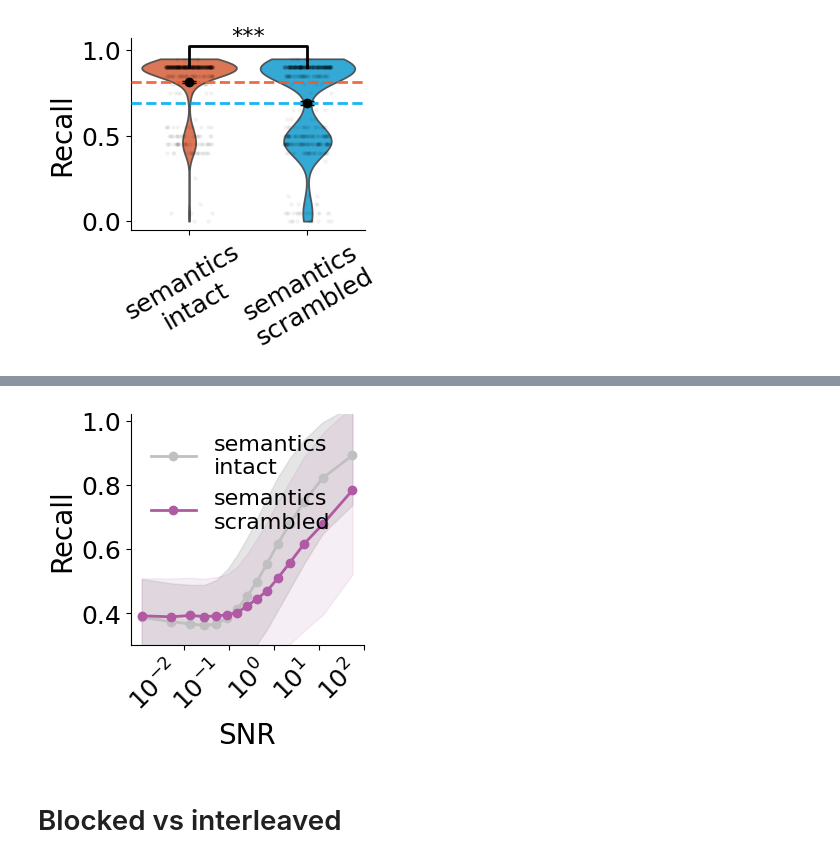
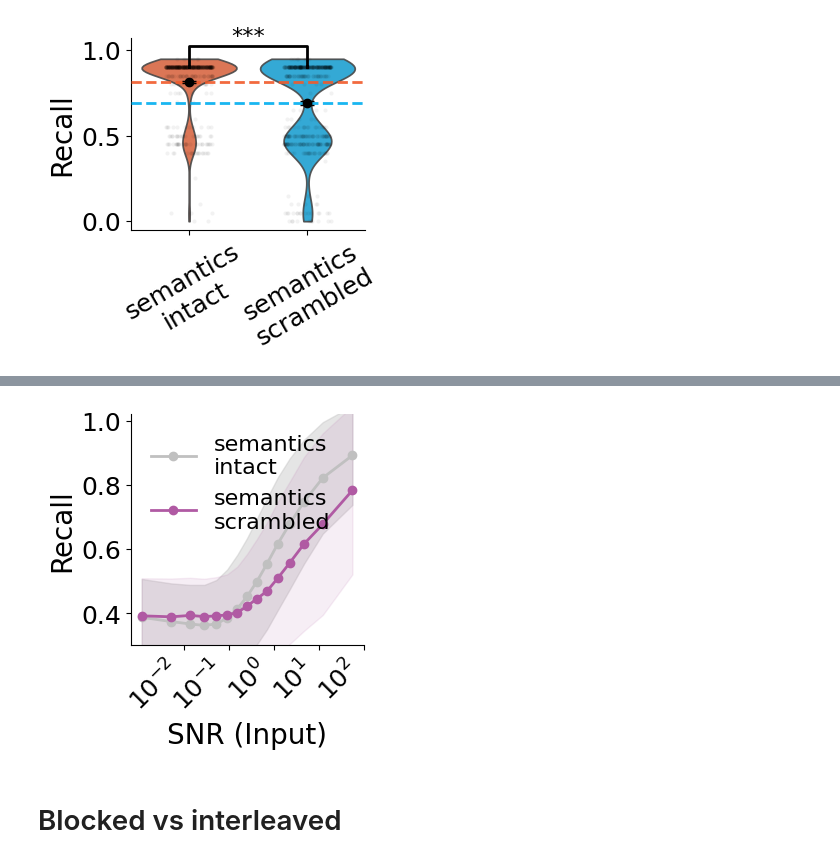
Before and after one commit to albesagonzalez/sensory-semantic-episodes, a Jupyter notebook: Figure_7_recall_blocked.ipynb, the cells around one changed output, grey strips where cells are left out. Drawn from its saved outputs; the diff is of its cells as text; code cells hidden in the pictures.

```diff
--- a/Figure_7_recall_blocked.ipynb
+++ b/Figure_7_recall_blocked.ipynb
@@ -267,35 +267,35 @@ fig, ax = plt.subplots(figsize=(3, 3))
 network = torch.load("Data/checkpoints/network_3_B.pt", weights_only=False)
 noise_to_snr = {
     int(level): float(get_signal_to_noise_ratio(level, network, region="mtl_sensory"))
     for level in shared_noise_levels
 }
 
 for condition, color, label in [
     ("intact", gray, "semantics\nintact"),
     ("scrambled", purple, "semantics\nscrambled"),
 ]:
     condition_df = recall_noise_summary[recall_noise_summary["condition"] == condition].copy()
     x_num_swaps = condition_df["stored_num_swaps"].to_numpy()
     x = np.array([noise_to_snr[int(level)] for level in x_num_swaps], dtype=float)
     mean_curve = condition_df["mean_recall_mean"].to_numpy()
     std_curve = condition_df["within_episode_std_mean"].to_numpy()
     ax.plot(x, mean_curve, marker='o', color=color, linewidth=2, label=label)
     alpha = 0.4 if condition == "intact" else 0.1
     ax.fill_between(x, mean_curve - std_curve, mean_curve + std_curve, color=color, alpha=alpha)
 
-ax.set_xlabel("SNR", fontsize=20)
+ax.set_xlabel("SNR (Input)", fontsize=20)
 ax.set_ylabel("Recall", fontsize=20)
 ax.set_xscale("log")
 ax.set_xticks(shared_snr_ticks)
 ax.set_xticklabels(shared_snr_ticklabels, rotation=45, ha="right")
 ax.tick_params(labelsize=18)
 ax.set_ylim(0.3, 1.02)
 ax.legend(frameon=False, fontsize=16)
 sns.despine()
 plt.savefig('Figures/SVG/7b.svg', dpi=300, transparent=True)
 plt.show()
 # %% [output]
-[figure, old version]
+[figure, new version]
 # %% [markdown]
 # Blocked vs interleaved
 # %%
```
Also changed, not shown: parts of 2 cells of this notebook, 24 other files.
